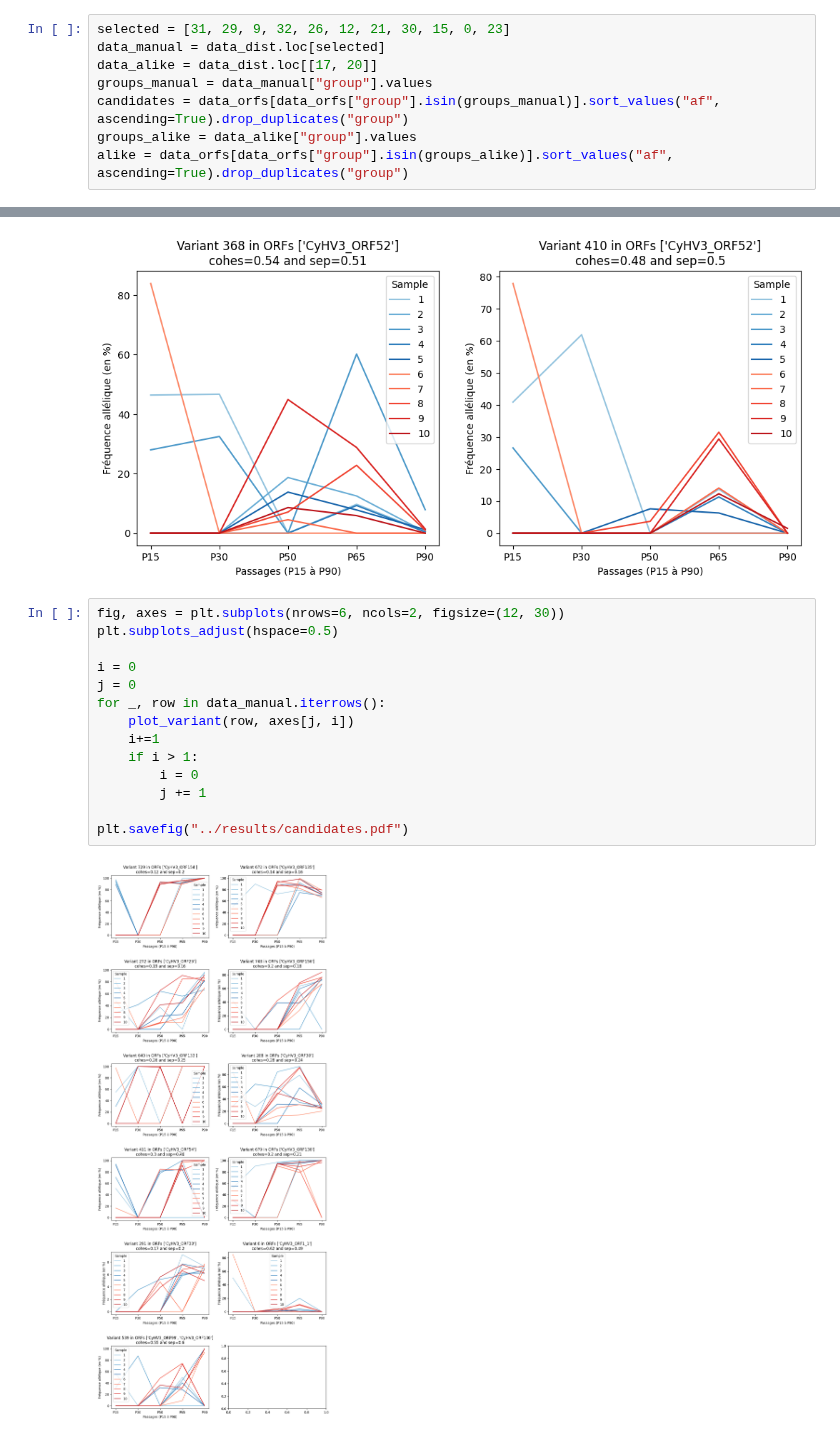
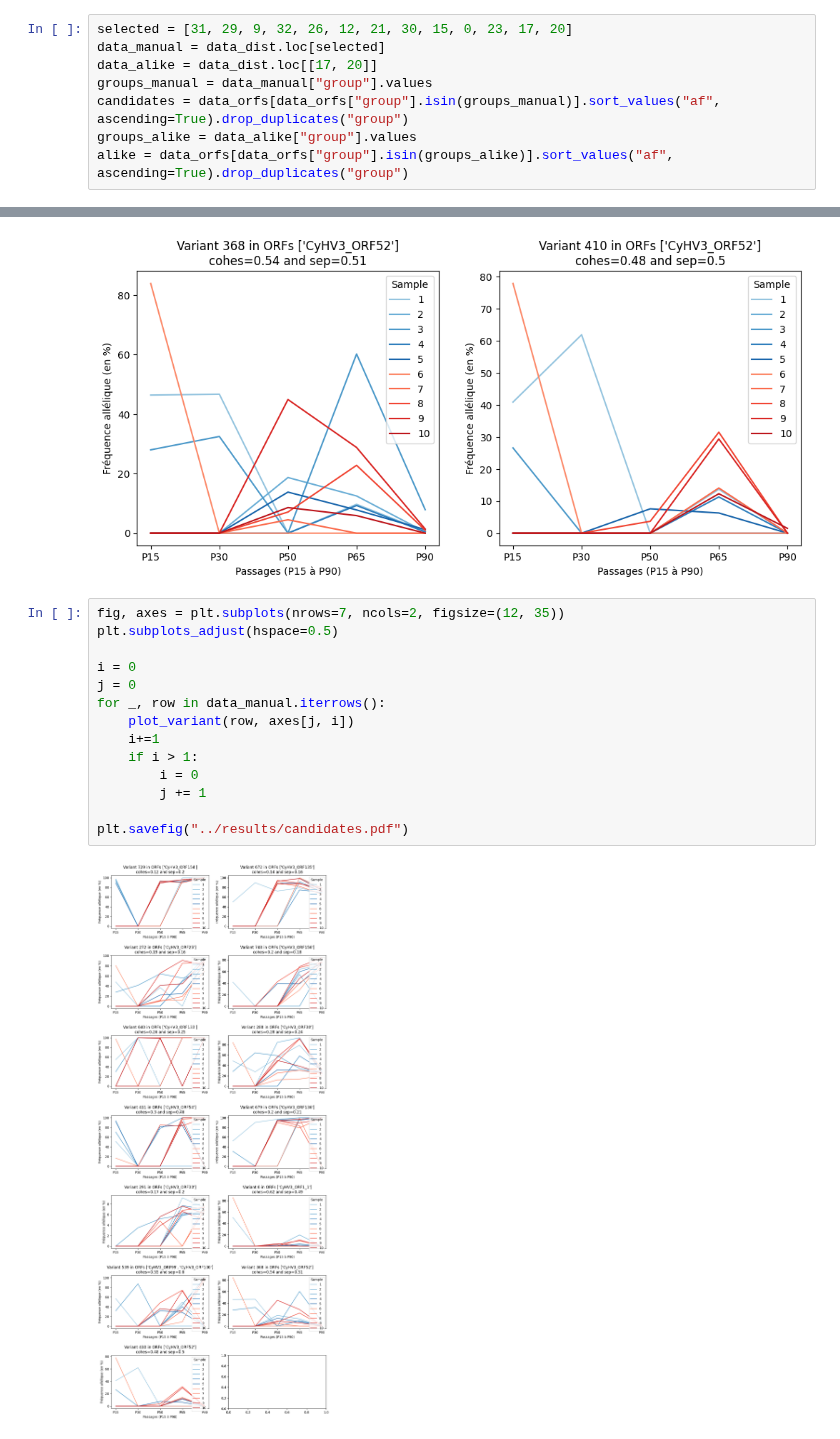
Before and after one commit to Tara-Guillorit/TP-BILL, a Jupyter notebook: src/analyse_2.ipynb, the cells around one changed output, grey strips where cells are left out. Drawn from its saved outputs; the diff is of its cells as text.

Commit message:
add plots

```diff
--- a/src/analyse_2.ipynb
+++ b/src/analyse_2.ipynb
@@ -522,7 +522,7 @@ data_dist[cols]
 | 23 | 539 | 4 | 5 | 0.49 | 0.55 | 0.60 | 1.09 | [CyHV3_ORF99, CyHV3_ORF100] | [conserved] | Sniffles2.DEL.622S0 |
 | 0 | 6 | 5 | 4 | 0.57 | 0.62 | 0.49 | 0.79 | [CyHV3_ORF1_1] | [] | Sniffles2.INS.6S0 |
 # %%
-selected = [31, 29, 9, 32, 26, 12, 21, 30, 15, 0, 23]
+selected = [31, 29, 9, 32, 26, 12, 21, 30, 15, 0, 23, 17, 20]
 data_manual = data_dist.loc[selected]
 data_alike = data_dist.loc[[17, 20]]
 groups_manual = data_manual["group"].values
@@ -542,18 +542,18 @@ plt.savefig("../results/similars.pdf")
 # %% [output]
 [figure]
 # %%
-fig, axes = plt.subplots(nrows=6, ncols=2, figsize=(12, 30))
+fig, axes = plt.subplots(nrows=7, ncols=2, figsize=(12, 35))
 plt.subplots_adjust(hspace=0.5)
 
 i = 0
 j = 0
 for _, row in data_manual.iterrows():
     plot_variant(row, axes[j, i])
     i+=1
     if i > 1:
         i = 0
         j += 1
 
 plt.savefig("../results/candidates.pdf")
 # %% [output]
-[figure, old version]
+[figure, new version]
```
Also changed, not shown: 4 other files.
